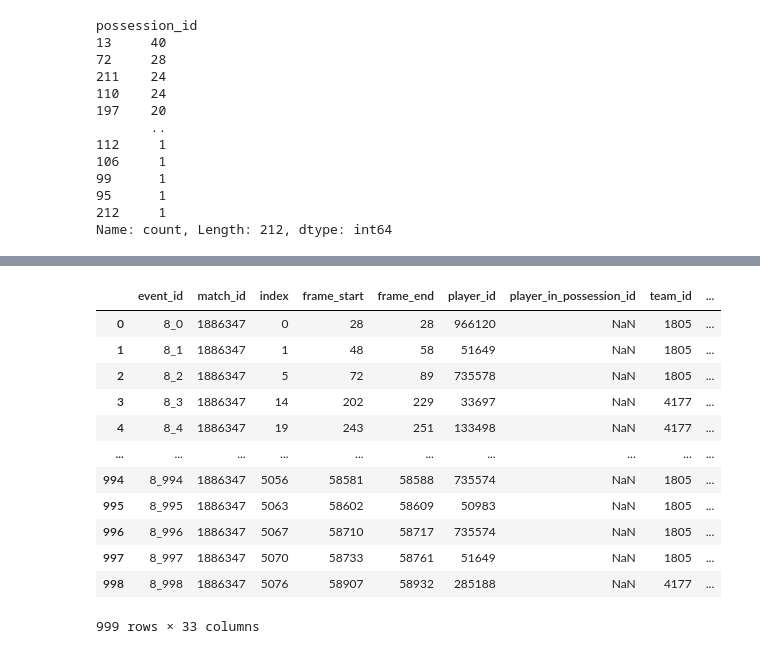
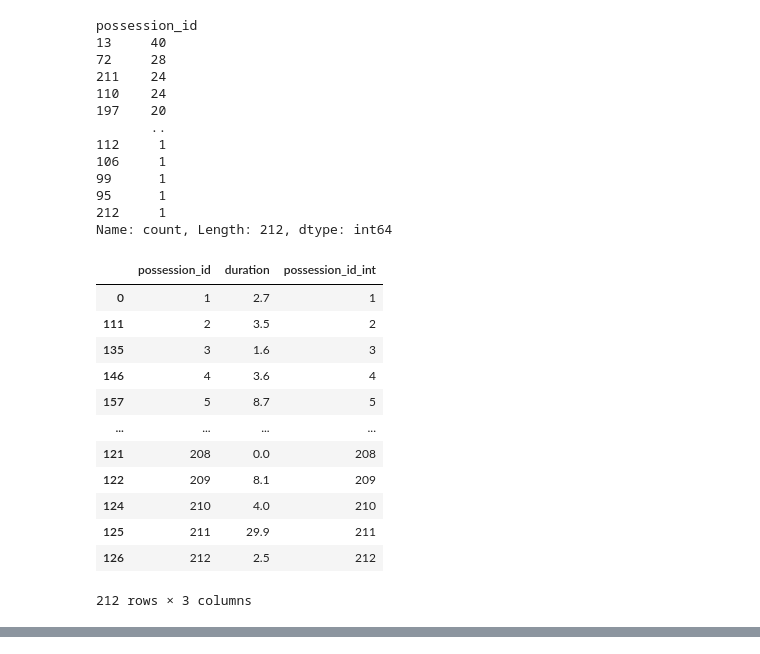
Before and after one commit to tahmeed14/footy_tracking_analysis, a Jupyter notebook: eda.ipynb, the cells around one changed output, grey strips where cells are left out. Saved outputs shown, nothing was run; the diff lists cells and outputs as text; code cells hidden in the pictures.

Commit message:
progress on processing PP data

```diff
--- a/eda.ipynb
+++ b/eda.ipynb
@@ -851,6 +851,25 @@ possession_id
 95      1
 212     1
 Name: count, Length: 212, dtype: int64
+# %%
+x = grah.groupby(["possession_id"]).agg({"duration" : "sum"}).reset_index(drop = False)
+x["possession_id_int"] = (x["possession_id"]).astype("int")
+
+x.sort_values("possession_id_int", ascending = True)
+# %% [output]
+|  | possession_id | duration | possession_id_int |
+| 0 | 1 | 2.7 | 1 |
+| 111 | 2 | 3.5 | 2 |
+| 135 | 3 | 1.6 | 3 |
+| 146 | 4 | 3.6 | 4 |
+| 157 | 5 | 8.7 | 5 |
+| ... | ... | ... | ... |
+| 121 | 208 | 0.0 | 208 |
+| 122 | 209 | 8.1 | 209 |
+| 124 | 210 | 4.0 | 210 |
+| 125 | 211 | 29.9 | 211 |
+| 126 | 212 | 2.5 | 212 |
+212 rows × 3 columns
 # %%
 grah.loc[grah["possession_id"] == "13",:]
 # %% [output]
@@ -871,22 +890,3 @@ grah.loc[grah["possession_id"] == "13",:]
 | 79 | 398 | 8_79 | player_possession | 0.0 | C. Timmins | NaN | NaN | ... |
 | 80 | 403 | 8_80 | player_possession | 0.0 | B. Gibson | NaN | NaN | ... |
 | 81 | 408 | 8_81 | player_possession | 0.7 | D. Ingham | NaN | NaN | ... |
-# %%
-processed_pp = processEvents(event_df = de_match, event_type = "player_possession")
-
-with pd.option_context('display.max_rows', 10, 'display.max_columns', None):
-    display(processed_pp)
-# %% [output]
-|  | event_id | match_id | index | frame_start | frame_end | player_id | player_in_possession_id | team_id | ... |
-| 0 | 8_0 | 1886347 | 0 | 28 | 28 | 966120 | NaN | 1805 | ... |
-| 1 | 8_1 | 1886347 | 1 | 48 | 58 | 51649 | NaN | 1805 | ... |
-| 2 | 8_2 | 1886347 | 5 | 72 | 89 | 735578 | NaN | 1805 | ... |
-| 3 | 8_3 | 1886347 | 14 | 202 | 229 | 33697 | NaN | 4177 | ... |
-| 4 | 8_4 | 1886347 | 19 | 243 | 251 | 133498 | NaN | 4177 | ... |
-| ... | ... | ... | ... | ... | ... | ... | ... | ... | ... |
-| 994 | 8_994 | 1886347 | 5056 | 58581 | 58588 | 735574 | NaN | 1805 | ... |
-| 995 | 8_995 | 1886347 | 5063 | 58602 | 58609 | 50983 | NaN | 1805 | ... |
-| 996 | 8_996 | 1886347 | 5067 | 58710 | 58717 | 735574 | NaN | 1805 | ... |
-| 997 | 8_997 | 1886347 | 5070 | 58733 | 58761 | 51649 | NaN | 1805 | ... |
-| 998 | 8_998 | 1886347 | 5076 | 58907 | 58932 | 285188 | NaN | 4177 | ... |
-999 rows × 33 columns
```
Also changed, not shown: parts of 8 cells of this notebook, 1 other file.
